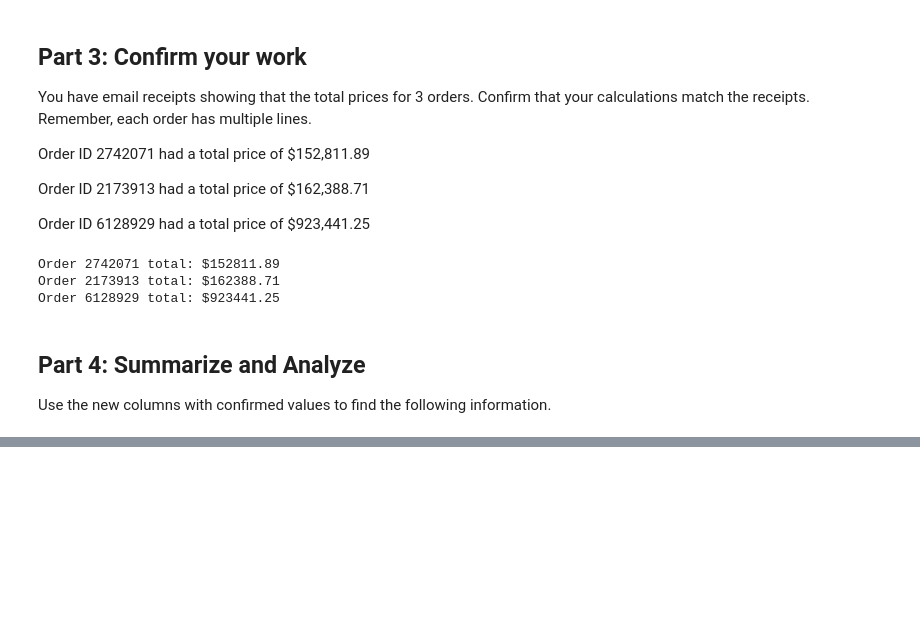
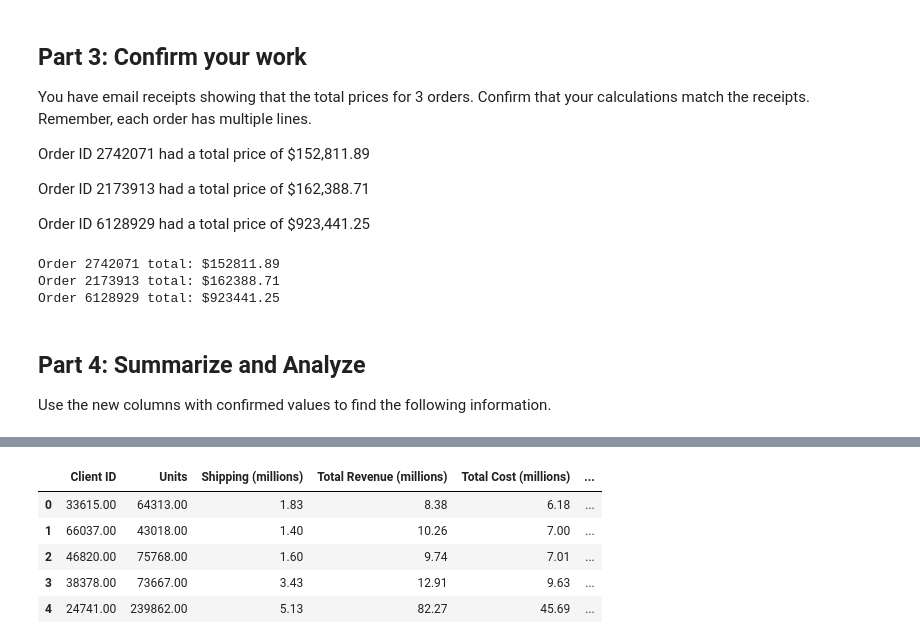
Before and after one commit to manparmo/pandas-challenge-1, a Jupyter notebook: wholesale_data_analysis_starter_code.ipynb, the cells around one changed output, grey strips where cells are left out. Saved outputs shown, nothing was run; the diff lists cells and outputs as text; code cells hidden in the pictures; blank space fills up the shorter version.

```diff
--- a/wholesale_data_analysis_starter_code.ipynb
+++ b/wholesale_data_analysis_starter_code.ipynb
@@ -209,15 +234,25 @@ for item in list(df_top5.values):
 # %%
 # Format the data and rename the columns to names suitable for presentation.
+df_top5 = df_top5.rename(columns={'client_id':'Client ID','units_purchased':'Units','total_shiping_price':'Shipping (millions)','money_spent':'Total Revenue (millions)','total_cost':'Total Cost (millions)','total_profit':'Total Profit (millions)'})
+# Define the money columns.
+# Define a function that converts a dollar amount to millions.
+# Apply the currency_format_millions function to only the money columns.
+# Rename the columns to reflect the change in the money format.
 
-# Define the money columns.
-
-
-# Define a function that converts a dollar amount to millions.
-
-
-# Apply the currency_format_millions function to only the money columns.
-
-
-# Rename the columns to reflect the change in the money format.
+def turn_to_millions(row):
+    row['Shipping (millions)'] = row['Shipping (millions)'] / 1000000
+    row['Total Revenue (millions)'] = row['Total Revenue (millions)'] / 1000000
+    row['Total Cost (millions)'] = row['Total Cost (millions)'] / 1000000
+    row['Total Profit (millions)'] = row['Total Profit (millions)'] / 1000000
+    return row
+df_top5 = df_top5.apply(turn_to_millions,axis=1)
+df_top5
+# %% [output]
+|  | Client ID | Units | Shipping (millions) | Total Revenue (millions) | Total Cost (millions) | ... |
+| 0 | 33615.00 | 64313.00 | 1.83 | 8.38 | 6.18 | ... |
+| 1 | 66037.00 | 43018.00 | 1.40 | 10.26 | 7.00 | ... |
+| 2 | 46820.00 | 75768.00 | 1.60 | 9.74 | 7.01 | ... |
+| 3 | 38378.00 | 73667.00 | 3.43 | 12.91 | 9.63 | ... |
+| 4 | 24741.00 | 239862.00 | 5.13 | 82.27 | 45.69 | ... |
 # %%
 # Sort the updated data by "Total Profit (millions)" form highest to lowest and assign the sort to a new DatFrame.
```
Also changed, not shown: parts of 4 cells of this notebook.
